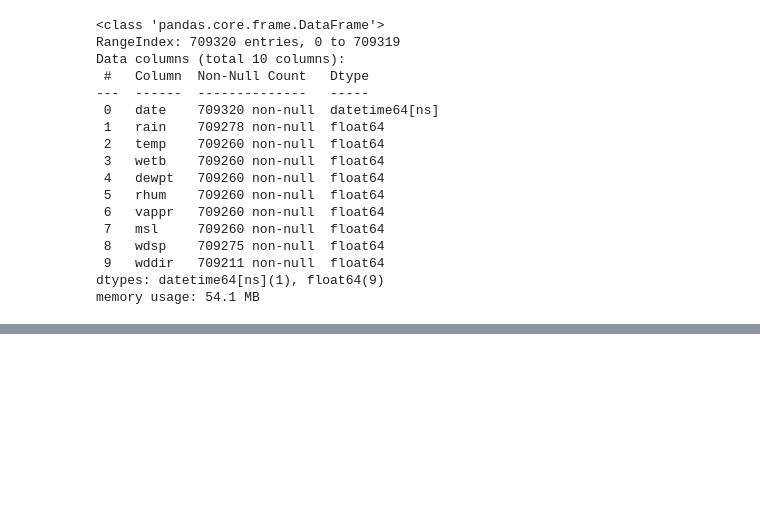
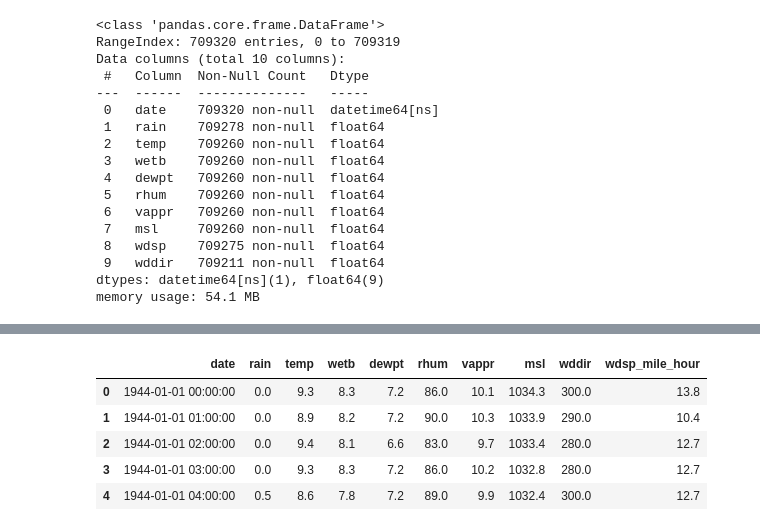
Before and after one commit to ermelinda-q/PFDA, a Jupyter notebook: project/project.ipynb, the cells around one changed output, grey strips where cells are left out. Cells and saved outputs as stored; diff of their text form; code cells hidden in the pictures; blank space fills up the shorter version.

```diff
--- a/project/project.ipynb
+++ b/project/project.ipynb
@@ -154,0 +171,10 @@ memory usage: 54.1 MB
+# %%
+df_valentia = df_valentia.drop(columns=['wdsp'])
+df_valentia.head()
+# %% [output]
+|  | date | rain | temp | wetb | dewpt | rhum | vappr | msl | wddir | wdsp_mile_hour |
+| 0 | 1944-01-01 00:00:00 | 0.0 | 9.3 | 8.3 | 7.2 | 86.0 | 10.1 | 1034.3 | 300.0 | 13.8 |
+| 1 | 1944-01-01 01:00:00 | 0.0 | 8.9 | 8.2 | 7.2 | 90.0 | 10.3 | 1033.9 | 290.0 | 10.4 |
+| 2 | 1944-01-01 02:00:00 | 0.0 | 9.4 | 8.1 | 6.6 | 83.0 | 9.7 | 1033.4 | 280.0 | 12.7 |
+| 3 | 1944-01-01 03:00:00 | 0.0 | 9.3 | 8.3 | 7.2 | 86.0 | 10.2 | 1032.8 | 280.0 | 12.7 |
+| 4 | 1944-01-01 04:00:00 | 0.5 | 8.6 | 7.8 | 7.2 | 89.0 | 9.9 | 1032.4 | 300.0 | 12.7 |
```
Also changed, not shown: parts of 6 cells of this notebook, 1 other file.
